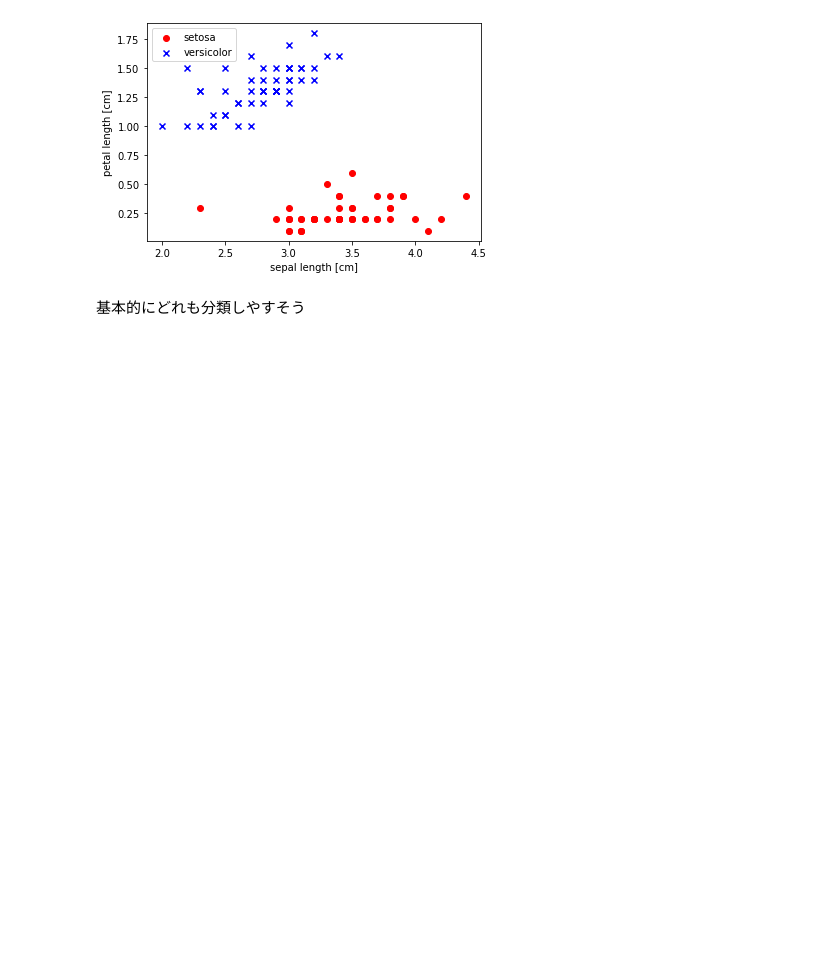
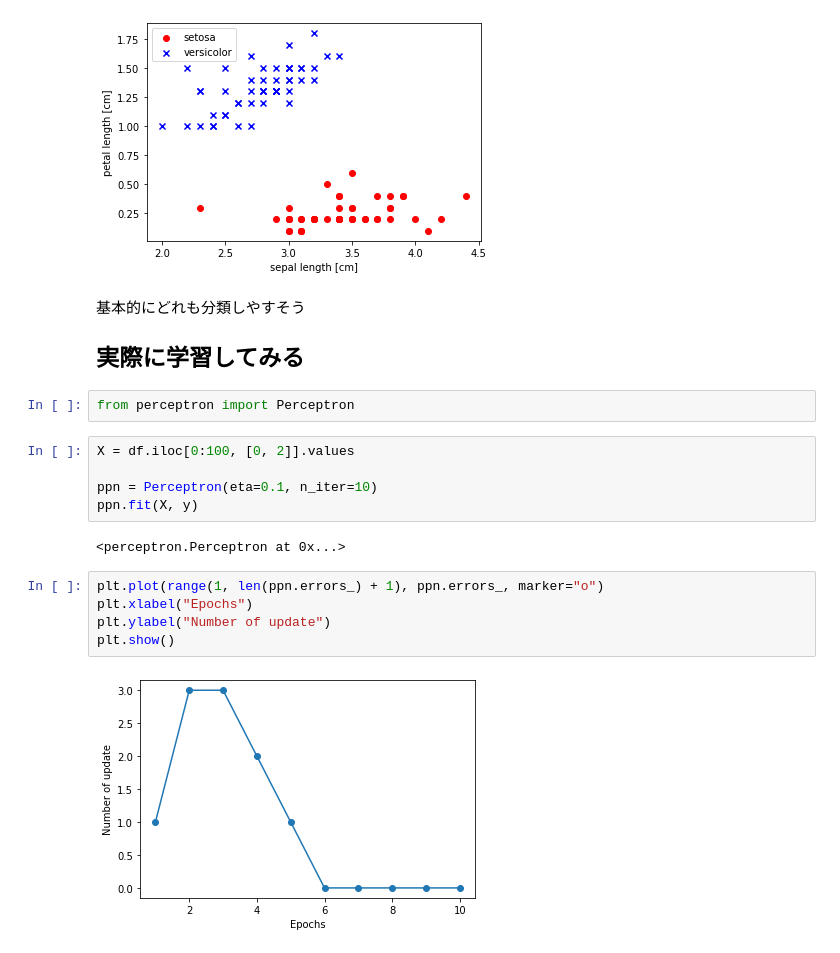
Before and after one commit to rayyyy/python-ai-programing, a Jupyter notebook: ch02/ch02.ipynb, the cells around one changed output. Cells and saved outputs as stored; diff of their text form; blank space fills up the shorter version.

```diff
--- a/ch02/ch02.ipynb
+++ b/ch02/ch02.ipynb
@@ -76,3 +76,21 @@ plt.show()
 [figure]
 # %% [markdown]
 基本的にどれも分類しやすそう
+
+## 実際に学習してみる
+# %%
+from perceptron import Perceptron
+# %%
+X = df.iloc[0:100, [0, 2]].values
+
+ppn = Perceptron(eta=0.1, n_iter=10)
+ppn.fit(X, y)
+# %% [output]
+<perceptron.Perceptron at 0x...>
+# %%
+plt.plot(range(1, len(ppn.errors_) + 1), ppn.errors_, marker="o")
+plt.xlabel("Epochs")
+plt.ylabel("Number of update")
+plt.show()
+# %% [output]
+[figure, added]
```
Also changed, not shown: parts of 7 cells of this notebook, 2 other files.
